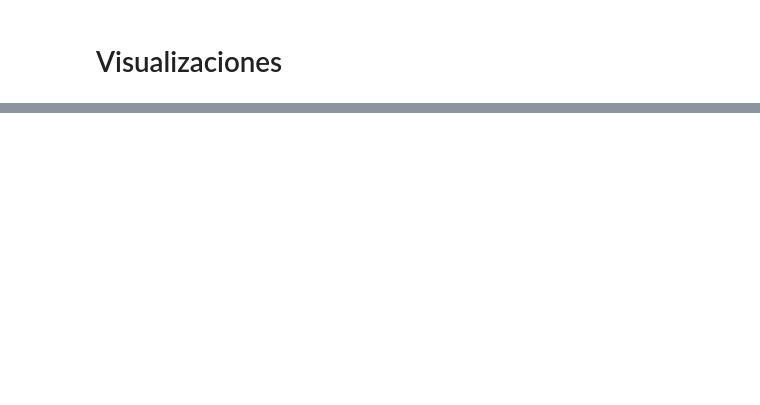
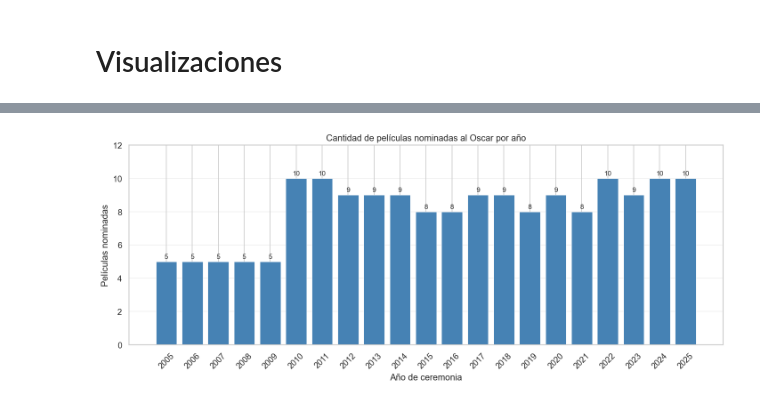
Before and after one commit to nataliamarinn/oscars, a Jupyter notebook: eda.ipynb, the cells around one changed output, grey strips where cells are left out. Cells and saved outputs as stored; diff of their text form; code cells hidden in the pictures; blank space fills up the shorter version.

```diff
--- a/eda.ipynb
+++ b/eda.ipynb
@@ -123,16 +50,0 @@ plt.show()
-# %%
-df["n_genres"] = df["genres"].apply(lambda g: len(json.loads(g)) if pd.notna(g) else 0)
-
-fig, ax = plt.subplots(figsize=(9, 5))
-for won, label, color in [(0, "Nominadas", "lightsteelblue"), (1, "Ganadoras", "steelblue")]:
-    sub = df[df["won_best_picture"] == won]["n_genres"]
-    ax.hist(sub, bins=range(1, 8), alpha=0.75, color=color, label=f"{label} (media: {sub.mean():.1f})",
-            align="left", rwidth=0.4, density=True)
-
-ax.set_title("¿Cuántos géneros tiene una película nominada vs ganadora?")
-ax.set_xlabel("Cantidad de géneros")
-ax.set_ylabel("Proporción")
-ax.set_xticks(range(1, 7))
-ax.legend()
-plt.tight_layout()
-plt.show()
@@ -597,0 +51,34 @@ plt.show()
+# %%
+noms_por_año = df.groupby("ceremony_year").size().reset_index(name="n_nominated")
+
+fig, ax = plt.subplots(figsize=(12, 5))
+
+bars = ax.bar(
+    noms_por_año["ceremony_year"],
+    noms_por_año["n_nominated"],
+    color="steelblue",
+    edgecolor="white",
+    linewidth=0.5,
+)
+
+# Etiqueta encima de cada barra
+for bar, n in zip(bars, noms_por_año["n_nominated"]):
+    ax.text(
+        bar.get_x() + bar.get_width() / 2,
+        bar.get_height() + 0.1,
+        str(n),
+        ha="center", va="bottom", fontsize=9
+    )
+
+ax.set_xlabel("Año de ceremonia")
+ax.set_ylabel("Películas nominadas")
+ax.set_title("Cantidad de películas nominadas al Oscar por año")
+ax.set_xticks(noms_por_año["ceremony_year"])
+ax.tick_params(axis="x", rotation=45)
+ax.set_ylim(0, noms_por_año["n_nominated"].max() + 2)
+ax.grid(axis="y", alpha=0.3)
+
+plt.tight_layout()
+plt.show()
+# %% [output]
+[figure, added]
```
Also changed, not shown: parts of 33 cells of this notebook, 3 other files.
